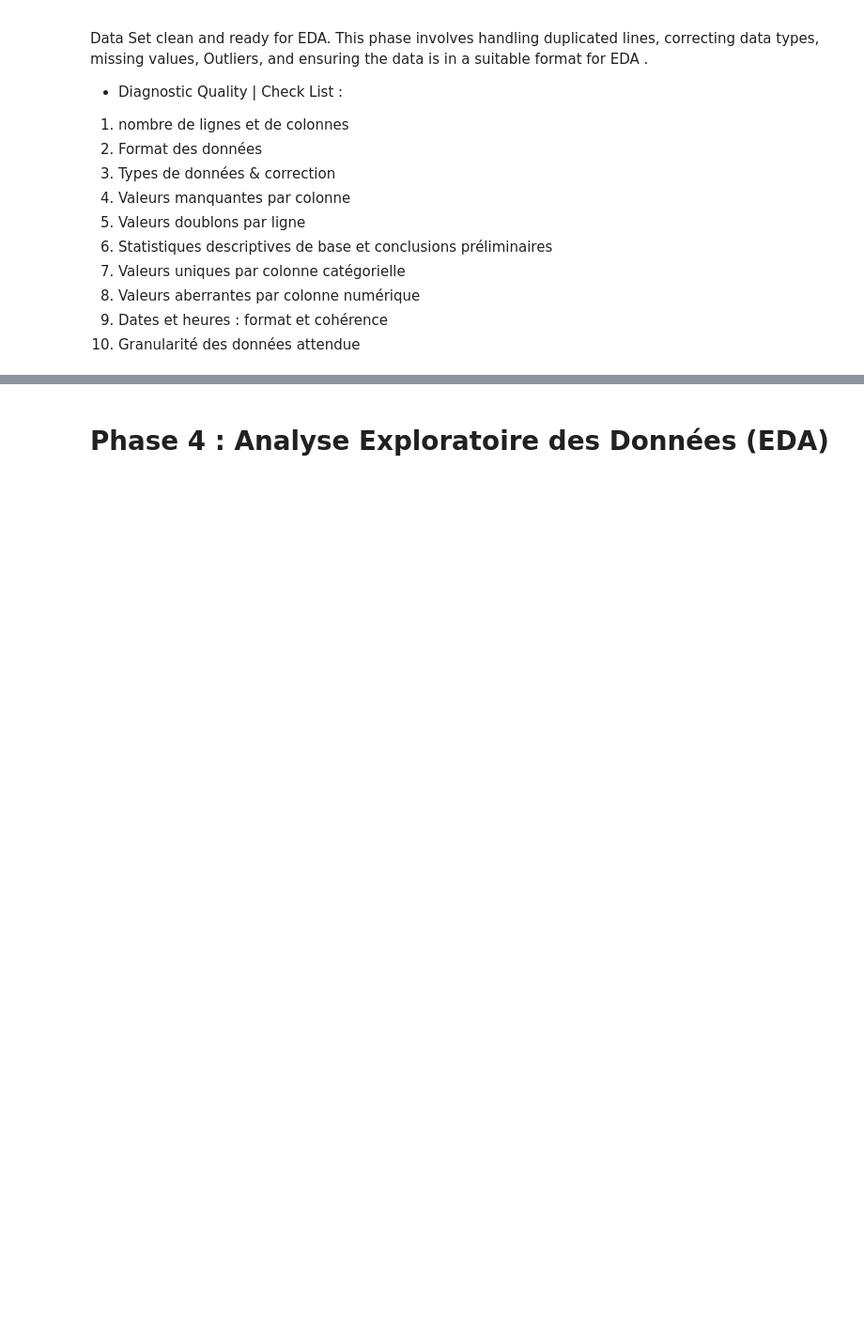
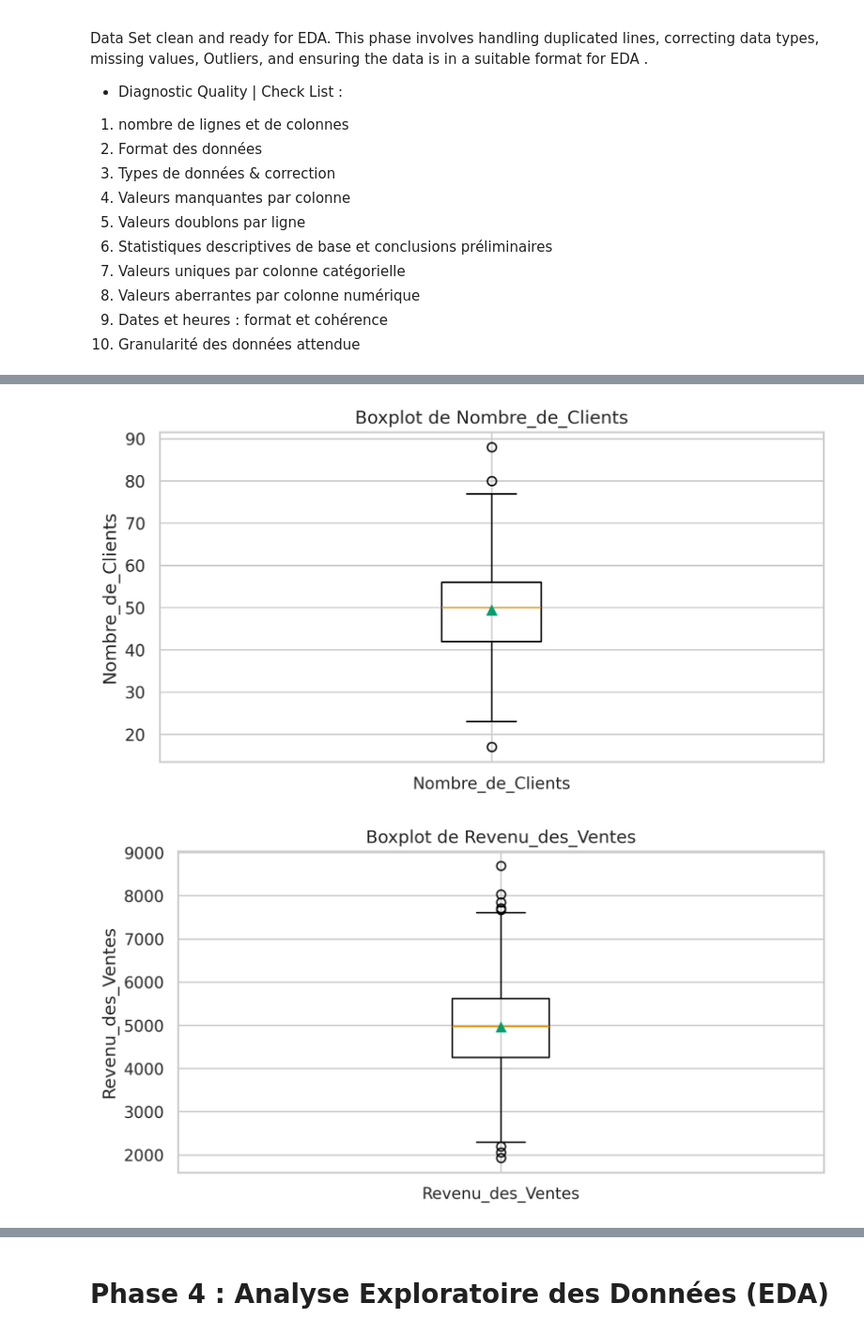
Before and after one commit to kikjabouza/Projet_DataViz, a Jupyter notebook: Projet_DataViz_EDA.ipynb, the cells around one changed output, grey strips where cells are left out. Shown at 94% size. Saved outputs shown, nothing was run; the diff lists cells and outputs as text; code cells hidden in the pictures; blank space fills up the shorter version.

```diff
--- a/Projet_DataViz_EDA.ipynb
+++ b/Projet_DataViz_EDA.ipynb
@@ -160,0 +596,12 @@ Data Set clean and ready for EDA. This phase involves handling duplicated lines,
+# %%
+colonnes_cat = data_client.select_dtypes(
+    include=['object', 'category']
+).columns
+
+for col in colonnes_cat:
+
+    print(f"\n===== {col} =====")
+
+    print(
+        data_client[col].unique()
+    )
@@ -160,0 +774,27 @@ Data Set clean and ready for EDA. This phase involves handling duplicated lines,
+# %%
+colonnes_num_entreprise = data_entreprise.select_dtypes(
+    include=['int64', 'float64']
+).columns
+
+for col in colonnes_num_entreprise:
+
+    plt.figure(figsize=(8,4))
+
+    plt.boxplot(
+        data_entreprise[col].dropna(),
+
+        labels=[col],
+
+        showmeans=True
+    )
+
+    plt.title(f'Boxplot de {col}')
+
+    plt.ylabel(col)
+
+    plt.grid(True)
+
+    plt.show()
+# %% [output]
+[figure, added]
+[figure, added]
```
Also changed, not shown: parts of 56 cells of this notebook.
